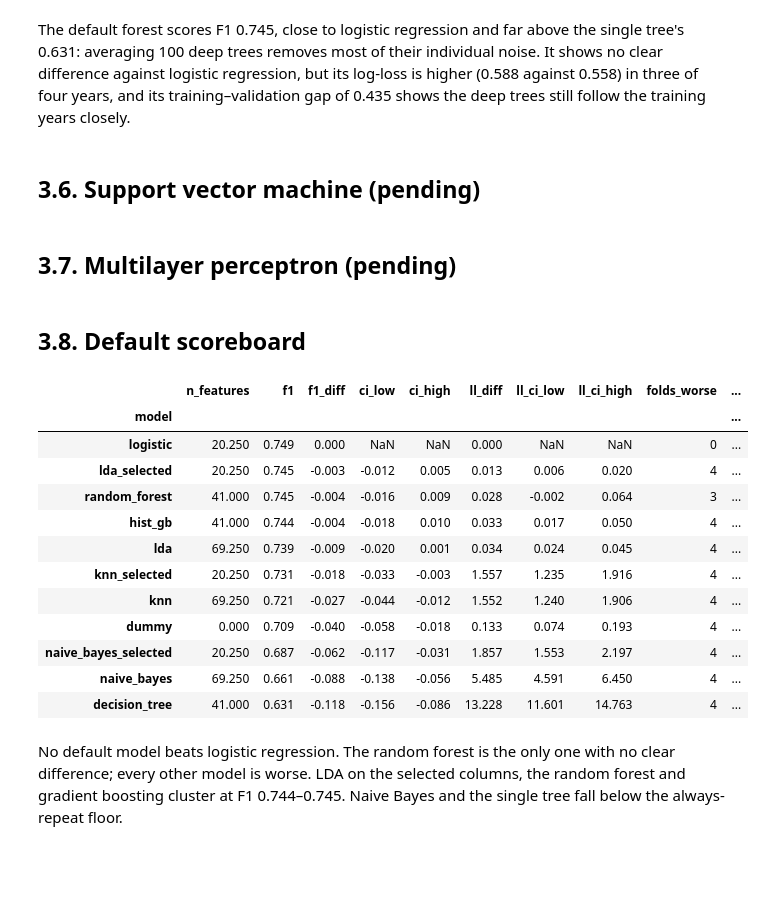
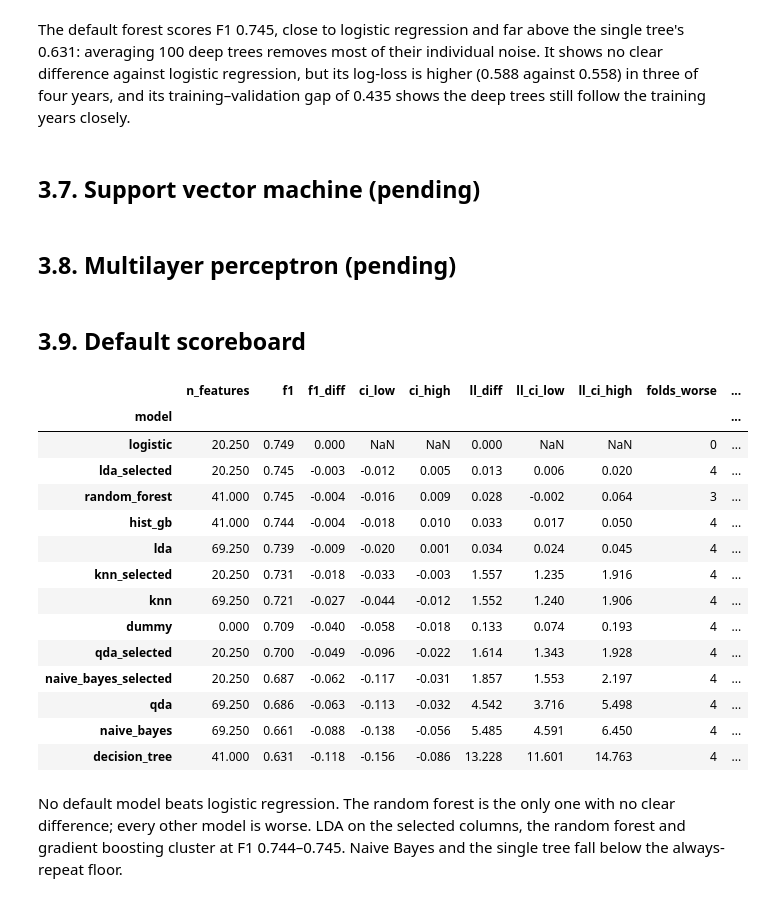
Before and after one commit to PedroHSantos20/ml-repeat-purchase, a Jupyter notebook: notebooks/04_modelling_project.ipynb, the cells around one changed output. Saved outputs shown, nothing was run; the diff lists cells and outputs as text; code cells hidden in the pictures; blank space fills up the shorter version.

```diff
--- a/notebooks/04_modelling_project.ipynb
+++ b/notebooks/04_modelling_project.ipynb
@@ -675,0 +749,19 @@ LDA scores F1 0.739 on all columns and 0.745 on the selected ones, above the flo
+# %%
+# The library default (reg_param = 0) needs every class covariance to be invertible
+try:
+    score_folds(build_linear_pipeline(QuadraticDiscriminantAnalysis(), select=False), linear_inputs)
+except np.linalg.LinAlgError as error:
+    print(f"Default QDA cannot be fitted: {error}")
+
+# decision: the smallest regularisation the search can try stands in for the default
+QDA_MIN_REG = 1e-3  # must exceed the rank tolerance (1e-4) of scikit-learn's check
+with warnings.catch_warnings():
+    warnings.simplefilter("ignore", UserWarning)  # "Variables are collinear": the check above shows why
+    qda_runs = {
+        "qda": score_folds(build_linear_pipeline(QuadraticDiscriminantAnalysis(reg_param=QDA_MIN_REG), select=False),
+                           linear_inputs),
+        "qda_selected": score_folds(build_linear_pipeline(QuadraticDiscriminantAnalysis(reg_param=QDA_MIN_REG)),
+                                    linear_inputs),
+    }
+board_qda = judge({"logistic": reference_runs["logistic"], **qda_runs}, reference="logistic")
+display(board_qda)
@@ -818,29 +917,31 @@ display(board_forest)
 # %% [markdown]
 The default forest scores F1 0.745, close to logistic regression and far above the single tree's 0.631: averaging 100 deep trees removes most of their individual noise. It shows no clear difference against logistic regression, but its log-loss is higher (0.588 against 0.558) in three of four years, and its training–validation gap of 0.435 shows the deep trees still follow the training years closely.
 # %% [markdown]
-## 3.6. Support vector machine (pending)
+## 3.7. Support vector machine (pending)
 # %% [markdown]
-## 3.7. Multilayer perceptron (pending)
+## 3.8. Multilayer perceptron (pending)
 # %% [markdown]
-## 3.8. Default scoreboard
+## 3.9. Default scoreboard
 # %%
-default_runs = {**reference_runs, **nb_runs, **lda_runs, **knn_runs, **tree_runs, **forest_runs}
+default_runs = {**reference_runs, **nb_runs, **lda_runs, **qda_runs, **knn_runs, **tree_runs, **forest_runs}
 board_default = judge(default_runs, reference="logistic").sort_values("f1", ascending=False)
 board_default.loc["dummy", "n_features"] = 0
 display(board_default[["n_features", "f1", "f1_diff", "ci_low", "ci_high", "ll_diff", "ll_ci_low", "ll_ci_high", "folds_worse",
                        "balanced_accuracy", "roc_auc", "log_loss", "threshold", "verdict"]])
 # %% [output]
 |  | n_features | f1 | f1_diff | ci_low | ci_high | ll_diff | ll_ci_low | ll_ci_high | folds_worse | ... |
 | model |  |  |  |  |  |  |  |  |  | ... |
 | logistic | 20.250 | 0.749 | 0.000 | NaN | NaN | 0.000 | NaN | NaN | 0 | ... |
 | lda_selected | 20.250 | 0.745 | -0.003 | -0.012 | 0.005 | 0.013 | 0.006 | 0.020 | 4 | ... |
 | random_forest | 41.000 | 0.745 | -0.004 | -0.016 | 0.009 | 0.028 | -0.002 | 0.064 | 3 | ... |
 | hist_gb | 41.000 | 0.744 | -0.004 | -0.018 | 0.010 | 0.033 | 0.017 | 0.050 | 4 | ... |
 | lda | 69.250 | 0.739 | -0.009 | -0.020 | 0.001 | 0.034 | 0.024 | 0.045 | 4 | ... |
 | knn_selected | 20.250 | 0.731 | -0.018 | -0.033 | -0.003 | 1.557 | 1.235 | 1.916 | 4 | ... |
 | knn | 69.250 | 0.721 | -0.027 | -0.044 | -0.012 | 1.552 | 1.240 | 1.906 | 4 | ... |
 | dummy | 0.000 | 0.709 | -0.040 | -0.058 | -0.018 | 0.133 | 0.074 | 0.193 | 4 | ... |
+| qda_selected | 20.250 | 0.700 | -0.049 | -0.096 | -0.022 | 1.614 | 1.343 | 1.928 | 4 | ... |
 | naive_bayes_selected | 20.250 | 0.687 | -0.062 | -0.117 | -0.031 | 1.857 | 1.553 | 2.197 | 4 | ... |
+| qda | 69.250 | 0.686 | -0.063 | -0.113 | -0.032 | 4.542 | 3.716 | 5.498 | 4 | ... |
 | naive_bayes | 69.250 | 0.661 | -0.088 | -0.138 | -0.056 | 5.485 | 4.591 | 6.450 | 4 | ... |
 | decision_tree | 41.000 | 0.631 | -0.118 | -0.156 | -0.086 | 13.228 | 11.601 | 14.763 | 4 | ... |
 # %%
```
Also changed, not shown: parts of 43 cells of this notebook, 19 other files.
